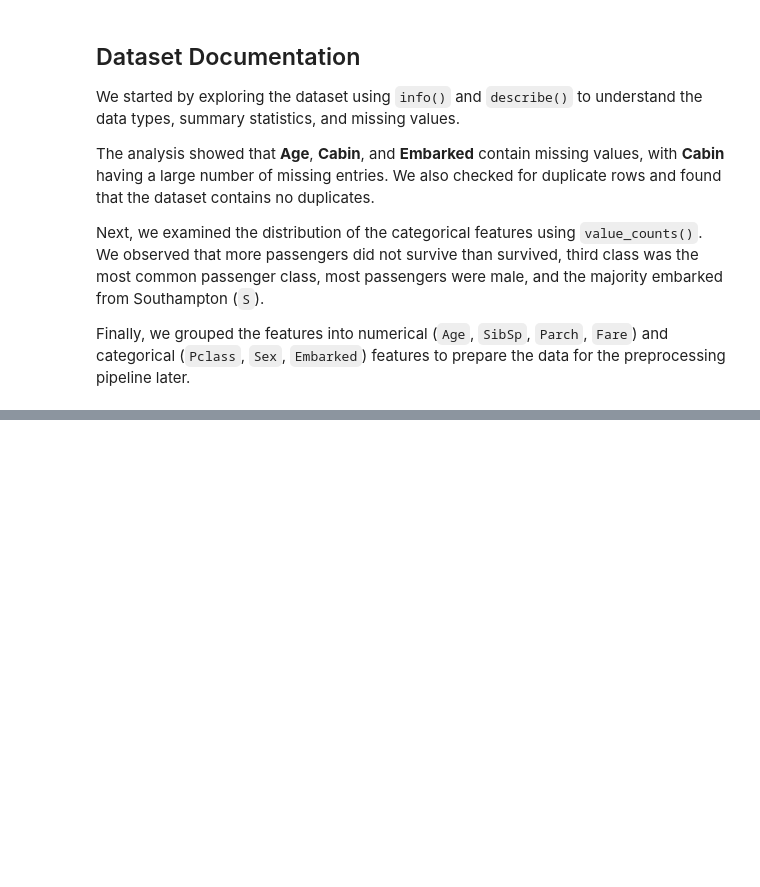
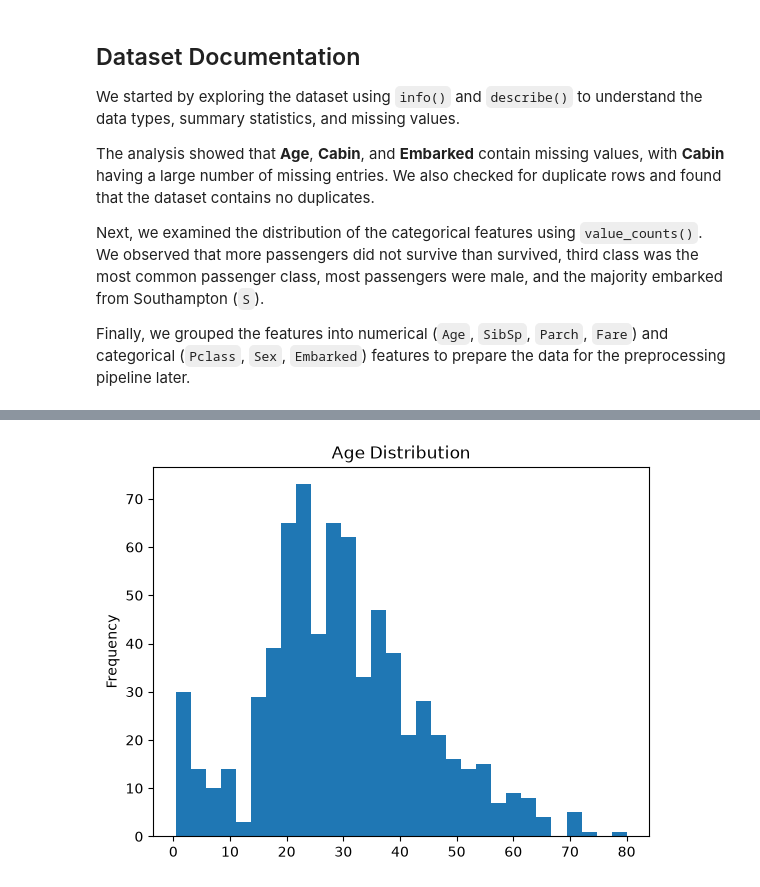
Before and after one commit to mustafa-al-soufi/Titanic, a Jupyter notebook: notebooks/titanic.ipynb, the cells around one changed output, grey strips where cells are left out. Saved outputs shown, nothing was run; the diff lists cells and outputs as text; code cells hidden in the pictures; blank space fills up the shorter version.

```diff
--- a/notebooks/titanic.ipynb
+++ b/notebooks/titanic.ipynb
@@ -179,0 +227,6 @@ Finally, we grouped the features into numerical (`Age`, `SibSp`, `Parch`, `Fare`
+# %%
+train["Age"].plot(kind="hist", bins=30)
+plt.title("Age Distribution")
+plt.show()
+# %% [output]
+[figure, added]
```
Also changed, not shown: parts of 19 cells of this notebook.
